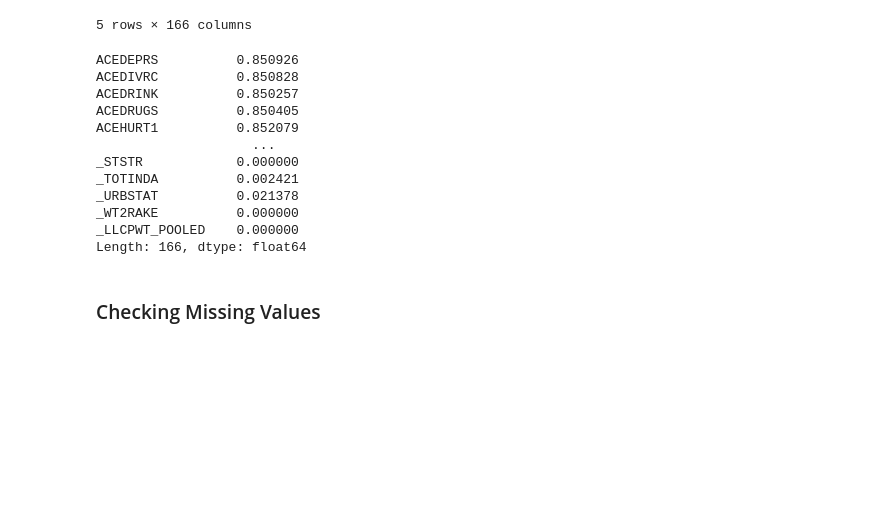
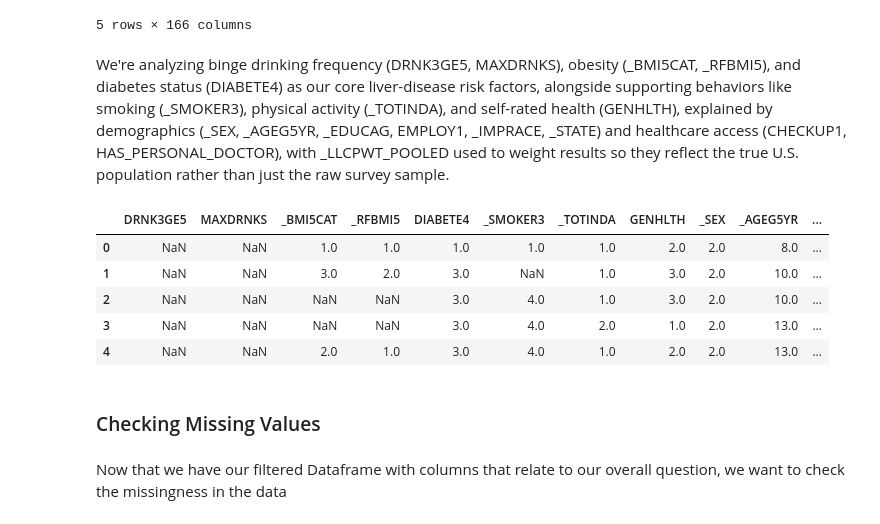
Before and after one commit to branson8815/Health-Project, a Jupyter notebook: health_proj.ipynb, the cells around one changed output. Cells and saved outputs as stored; diff of their text form; code cells hidden in the pictures; blank space fills up the shorter version.

```diff
--- a/health_proj.ipynb
+++ b/health_proj.ipynb
@@ -88,19 +95,46 @@ eda_df.head()
 | 3 | 2.0 | 2.0 | 2.0 | 2.0 | 1.0 | 1.0 | 2.0 | 1.0 | 1.0 | 1.0 | ... |
 | 4 | 2.0 | 2.0 | 2.0 | 2.0 | 1.0 | 1.0 | 2.0 | 1.0 | 1.0 | 1.0 | ... |
 5 rows × 166 columns
+# %% [markdown]
+We're analyzing binge drinking frequency (DRNK3GE5, MAXDRNKS), obesity (_BMI5CAT, _RFBMI5), and diabetes status (DIABETE4) as our core liver-disease risk factors, alongside supporting behaviors like smoking (_SMOKER3), physical activity (_TOTINDA), and self-rated health (GENHLTH), explained by demographics (_SEX, _AGEG5YR, _EDUCAG, EMPLOY1, _IMPRACE, _STATE) and healthcare access (CHECKUP1, HAS_PERSONAL_DOCTOR), with _LLCPWT_POOLED used to weight results so they reflect the true U.S. population rather than just the raw survey sample.
 # %%
-#Checking percentage of each column that is missing
-eda_df.isnull().sum()/len(eda_df)
+#We want to get our dataframe filtered for our columns of interest
+
+filtered_eda_df = eda_df[[
+    # Core risk factors (liver disease proxies)
+    "DRNK3GE5",
+    "MAXDRNKS",
+    "_BMI5CAT",
+    "_RFBMI5",
+    "DIABETE4",
+
+    # Related health behaviors
+    "_SMOKER3",
+    "_TOTINDA",
+    "GENHLTH",
+
+    # Demographics
+    "_SEX",
+    "_AGEG5YR",
+    "_EDUCAG",
+    "EMPLOY1",
+    "_IMPRACE",
+    "_STATE",
+
+    # Healthcare access
+    "CHECKUP1",
+    "HAS_PERSONAL_DOCTOR",
+
+    # Weighting / design
+    "_LLCPWT_POOLED",
+    "SURVEY_YEAR",
+]]
+
+filtered_eda_df.head()
 # %% [output]
-ACEDEPRS          0.850926
-ACEDIVRC          0.850828
-ACEDRINK          0.850257
-ACEDRUGS          0.850405
-ACEHURT1          0.852079
-                    ...
-_STSTR            0.000000
-_TOTINDA          0.002421
-_URBSTAT          0.021378
-_WT2RAKE          0.000000
-_LLCPWT_POOLED    0.000000
-Length: 166, dtype: float64
+|  | DRNK3GE5 | MAXDRNKS | _BMI5CAT | _RFBMI5 | DIABETE4 | _SMOKER3 | _TOTINDA | GENHLTH | _SEX | _AGEG5YR | ... |
+| 0 | NaN | NaN | 1.0 | 1.0 | 1.0 | 1.0 | 1.0 | 2.0 | 2.0 | 8.0 | ... |
+| 1 | NaN | NaN | 3.0 | 2.0 | 3.0 | NaN | 1.0 | 3.0 | 2.0 | 10.0 | ... |
+| 2 | NaN | NaN | NaN | NaN | 3.0 | 4.0 | 1.0 | 3.0 | 2.0 | 10.0 | ... |
+| 3 | NaN | NaN | NaN | NaN | 3.0 | 4.0 | 2.0 | 1.0 | 2.0 | 13.0 | ... |
+| 4 | NaN | NaN | 2.0 | 1.0 | 3.0 | 4.0 | 1.0 | 2.0 | 2.0 | 13.0 | ... |
@@ -107,2 +273,4 @@ Length: 166, dtype: float64
 # %% [markdown]
 ### Checking Missing Values
+# %% [markdown]
+Now that we have our filtered Dataframe with columns that relate to our overall question, we want to check the missingness in the data
```
Also changed, not shown: parts of 7 cells of this notebook.
